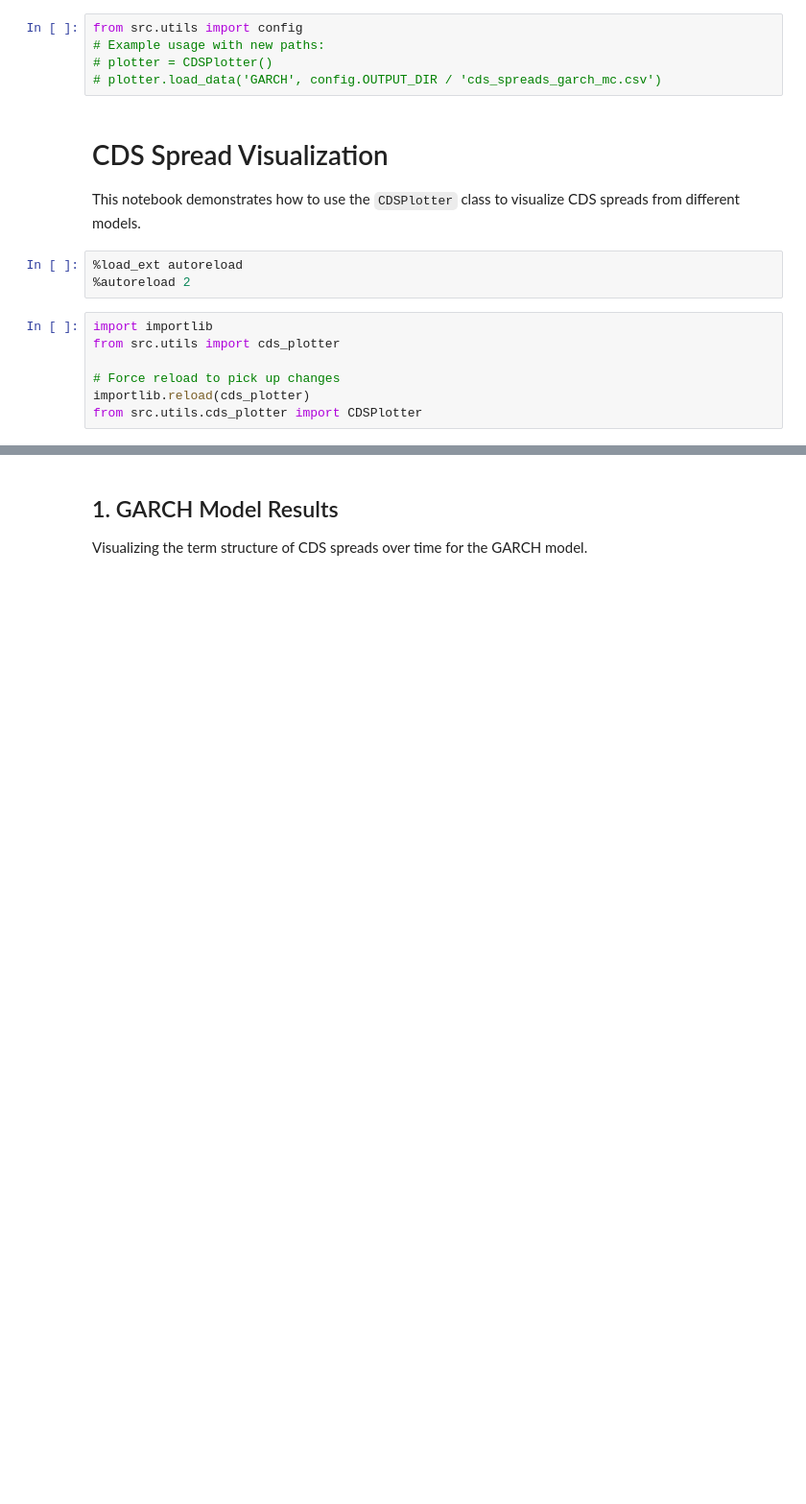
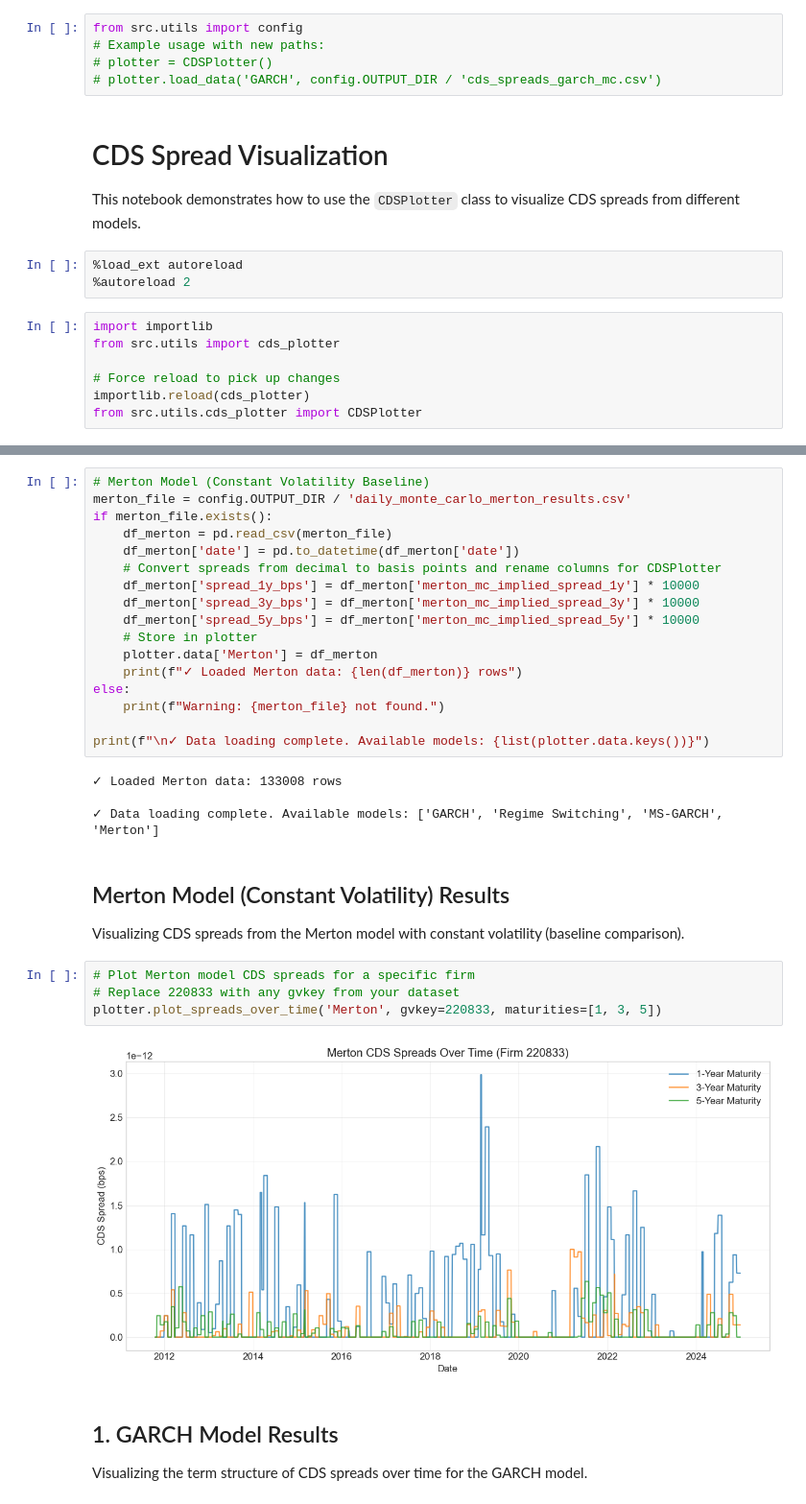
Before and after one commit to ChaseW3/Seminar-QF, a Jupyter notebook: Seminar QF/notebooks/visualize_results.ipynb, the cells around one changed output, grey strips where cells are left out. Shown at 96% size. Cells and saved outputs as stored; diff of their text form; blank space fills up the shorter version.

```diff
--- a/Seminar QF/notebooks/visualize_results.ipynb
+++ b/Seminar QF/notebooks/visualize_results.ipynb
@@ -90,6 +88,36 @@ print(f"\n✓ Data loading complete. Available models: {list(plotter.data.keys()
 ✓ Loaded MS-GARCH data: 117299 rows
 
 ✓ Data loading complete. Available models: ['GARCH', 'Regime Switching', 'MS-GARCH']
+# %%
+# Merton Model (Constant Volatility Baseline)
+merton_file = config.OUTPUT_DIR / 'daily_monte_carlo_merton_results.csv'
+if merton_file.exists():
+    df_merton = pd.read_csv(merton_file)
+    df_merton['date'] = pd.to_datetime(df_merton['date'])
+    # Convert spreads from decimal to basis points and rename columns for CDSPlotter
+    df_merton['spread_1y_bps'] = df_merton['merton_mc_implied_spread_1y'] * 10000
+    df_merton['spread_3y_bps'] = df_merton['merton_mc_implied_spread_3y'] * 10000
+    df_merton['spread_5y_bps'] = df_merton['merton_mc_implied_spread_5y'] * 10000
+    # Store in plotter
+    plotter.data['Merton'] = df_merton
+    print(f"✓ Loaded Merton data: {len(df_merton)} rows")
+else:
+    print(f"Warning: {merton_file} not found.")
+
+print(f"\n✓ Data loading complete. Available models: {list(plotter.data.keys())}")
+# %% [output]
+✓ Loaded Merton data: 133008 rows
+
+✓ Data loading complete. Available models: ['GARCH', 'Regime Switching', 'MS-GARCH', 'Merton']
+# %% [markdown]
+## Merton Model (Constant Volatility) Results
+Visualizing CDS spreads from the Merton model with constant volatility (baseline comparison).
+# %%
+# Plot Merton model CDS spreads for a specific firm
+# Replace 220833 with any gvkey from your dataset
+plotter.plot_spreads_over_time('Merton', gvkey=220833, maturities=[1, 3, 5])
+# %% [output]
+[figure, added]
 # %% [markdown]
 ## 1. GARCH Model Results
 Visualizing the term structure of CDS spreads over time for the GARCH model.
```
Also changed, not shown: parts of 4 cells of this notebook, 2 other files.
